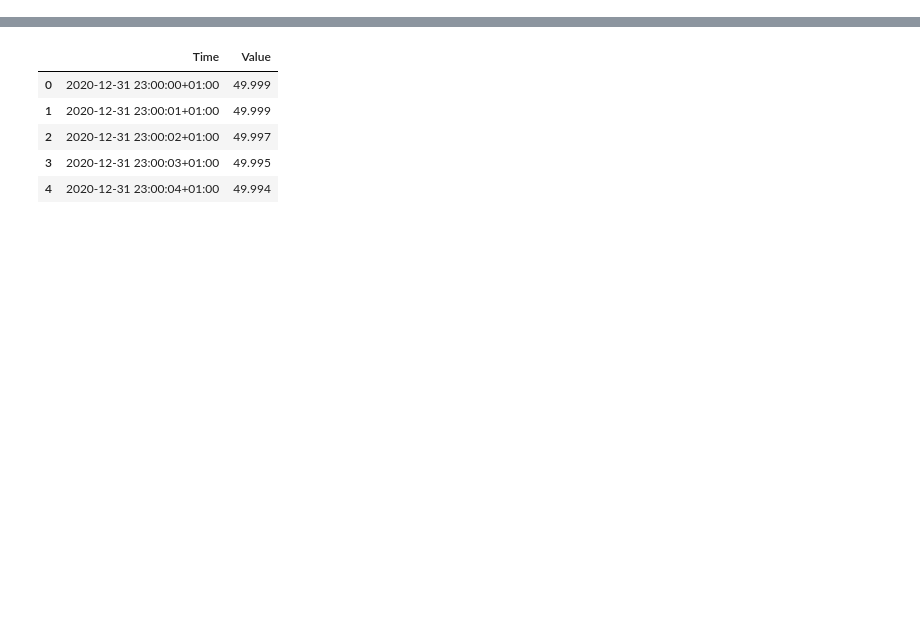
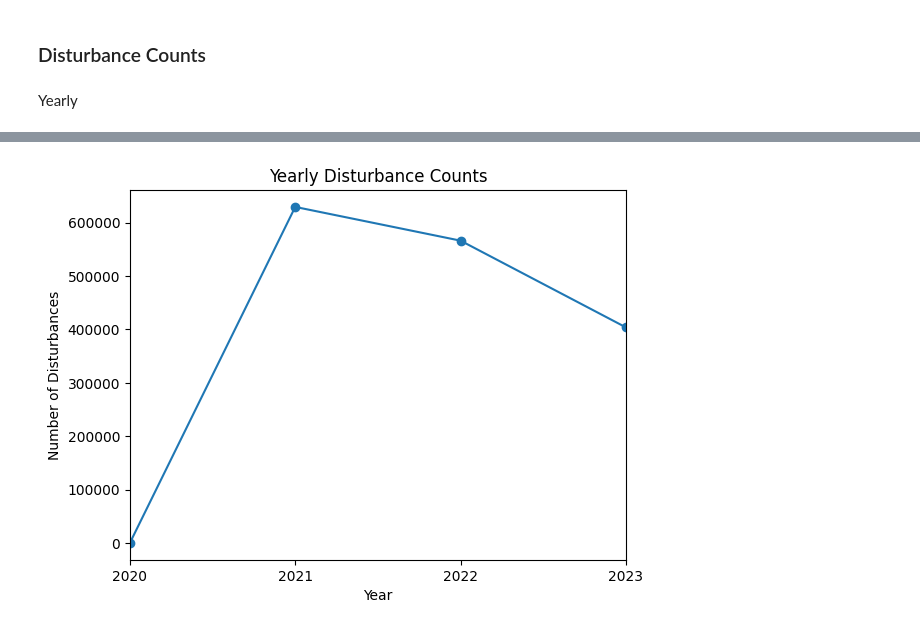
Before and after one commit to HermanCoding/frequency_deviation, a Jupyter notebook: visualize_data.ipynb, the cells around one changed output, grey strips where cells are left out. Cells and saved outputs as stored; diff of their text form; code cells hidden in the pictures; blank space fills up the shorter version.

Commit message:
Graphs created

```diff
--- a/visualize_data.ipynb
+++ b/visualize_data.ipynb
@@ -13,3 +15,7 @@ if not os.path.exists(file_path):
     create_feather_file.concat_quoter_utc()
 # %%
 df = pd.read_feather(file_path)
+df['Time'] = pd.to_datetime(df['Time'], utc=True).dt.tz_convert('Europe/Stockholm')
+df.set_index('Time', inplace=True)
+print(df.info())
+print(df.head(5))
@@ -29,2 +41,18 @@ None
 # %%
-display(df.head(20))
+df['Value'] = df['Value'][df['Value'] != -1]
+df['deviation'] = (df['Value'] < 49.9) | (df['Value'] > 50.1) # TODO take into account if the deviation is a upper or lower value.
+df['deviation_count'] = df['deviation'].astype(int)
+disturbance_count_yearly = df['deviation_count'].resample('Y').sum()
+disturbance_count_day = df['deviation_count'].resample('D').sum()
+disturbance_count_week = df['deviation_count'].resample('W').sum()
+disturbance_count_month = df['deviation_count'].resample('M').sum()
+
+df['deviation_duration'] = df['deviation_count'].groupby(df['deviation'].ne(df['deviation'].shift()).cumsum()).cumsum()
+df['deviation_duration'] = df['deviation_duration'][df['deviation_duration'] != 0]
+
+disturbance_duration_day = df['deviation_duration'].resample('D').mean()
+disturbance_duration_week = df['deviation_duration'].resample('W').mean()
+disturbance_duration_month = df['deviation_duration'].resample('M').mean()
+
+df['hour'] = df.index.hour
+disturbance_duration_hour = df.groupby('hour')['deviation_duration'].mean()
@@ -69,16 +76,11 @@ display(df.loc[(~df['Value'].between(49.5,50.5)) & (df['Value'] != -1)])
+# %% [markdown]
+### Disturbance Counts
+# %% [markdown]
+Yearly
 # %%
-threshold = 49.5
-under_threshold = (df['Value'] < threshold) & (df['Value'] != -1)
-min_consecutive_seconds = 5
-consecutive_occurrences = under_threshold.groupby((~under_threshold).cumsum()).cumcount() + 1
-
-# Filter values based on the minimum consecutive seconds
-filtered_values = df.loc[consecutive_occurrences >= min_consecutive_seconds]
-
-# Add a buffer to include leading values
-buffer_size = 3  # Adjust this to include more or fewer leading values
-filtered_values_with_buffer = df.loc[df.index.isin(filtered_values.index.union(filtered_values.index - buffer_size))]
-
-# Print the result
-print(filtered_values_with_buffer)
+disturbance_count_yearly.plot(kind='line', marker='o')
+plt.title('Yearly Disturbance Counts')
+plt.xlabel('Year')
+plt.ylabel('Number of Disturbances')
+plt.show()
 # %% [output]
@@ -101,9 +87 @@ print(filtered_values_with_buffer)
+[figure, added]
-# %%
-df.head()
-# %% [output]
-|  | Time | Value |
-| 0 | 2020-12-31 23:00:00+01:00 | 49.999 |
-| 1 | 2020-12-31 23:00:01+01:00 | 49.999 |
-| 2 | 2020-12-31 23:00:02+01:00 | 49.997 |
-| 3 | 2020-12-31 23:00:03+01:00 | 49.995 |
-| 4 | 2020-12-31 23:00:04+01:00 | 49.994 |
```
Also changed, not shown: parts of 19 cells of this notebook, 3 other files.
